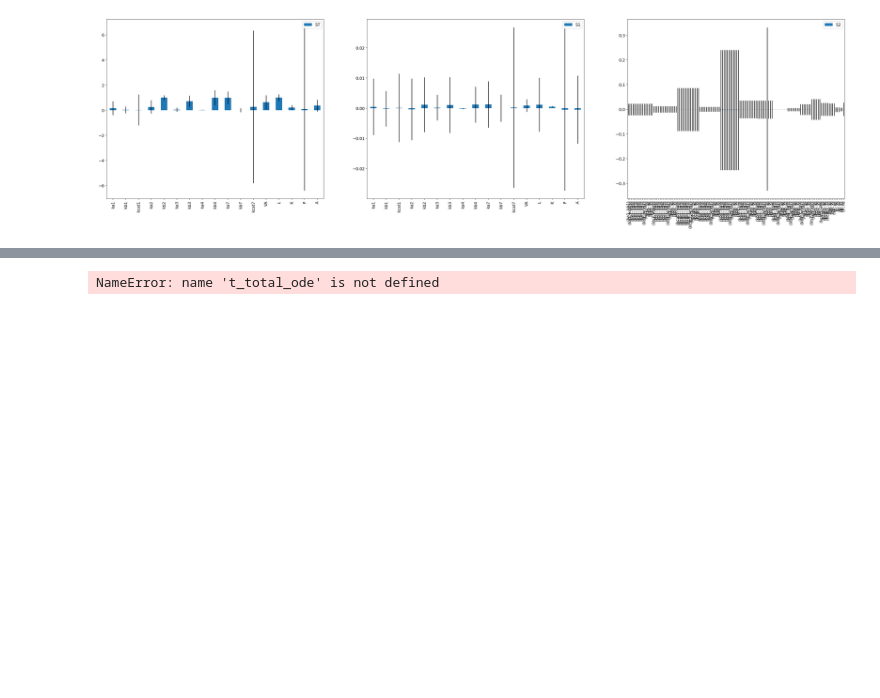
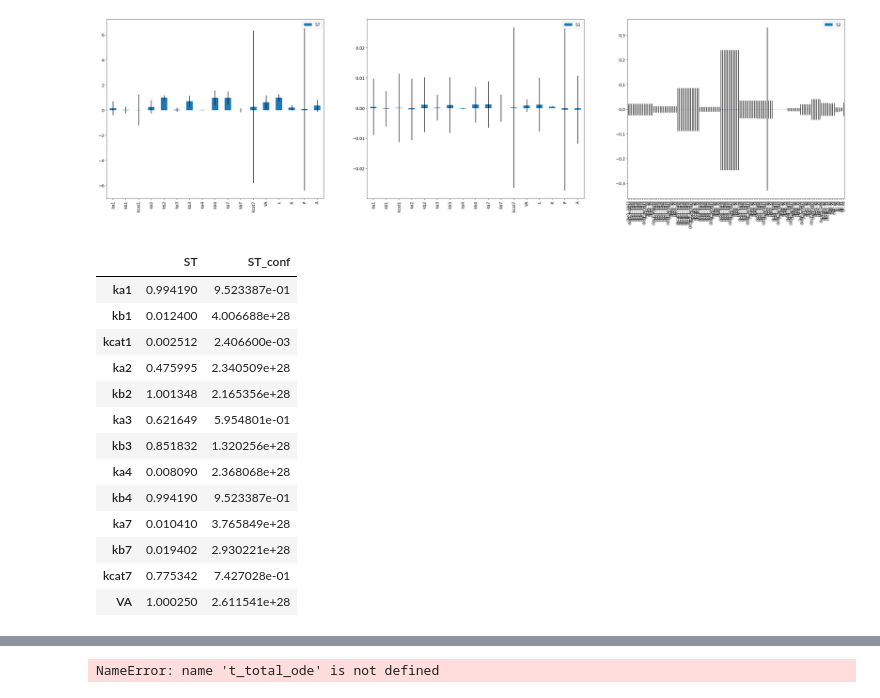
Before and after one commit to jonathanfischer97/Oscillator, a Jupyter notebook: Python/2022_simple_system/2d_troubleshooting/PEPE/8-3-22/SmoothPeaksBigVol_GA.ipynb, the cells around one changed output, grey strips where cells are left out. Drawn from its saved outputs; the diff is of its cells as text; code cells hidden in the pictures; blank space fills up the shorter version.

```diff
--- a/Python/2022_simple_system/2d_troubleshooting/PEPE/8-3-22/SmoothPeaksBigVol_GA.ipynb
+++ b/Python/2022_simple_system/2d_troubleshooting/PEPE/8-3-22/SmoothPeaksBigVol_GA.ipynb
@@ -1747,5 +1744,22 @@ ax1,ax2,ax3 = Si.plot()
 # %%
 #plt.rcParams.update({})
 total_Si, first_Si, second_Si = Si.to_df()
+
+total_Si
+# %% [output]
+|  | ST | ST_conf |
+| ka1 | 0.994190 | 9.523387e-01 |
+| kb1 | 0.012400 | 4.006688e+28 |
+| kcat1 | 0.002512 | 2.406600e-03 |
+| ka2 | 0.475995 | 2.340509e+28 |
+| kb2 | 1.001348 | 2.165356e+28 |
+| ka3 | 0.621649 | 5.954801e-01 |
+| kb3 | 0.851832 | 1.320256e+28 |
+| ka4 | 0.008090 | 2.368068e+28 |
+| kb4 | 0.994190 | 9.523387e-01 |
+| ka7 | 0.010410 | 3.765849e+28 |
+| kb7 | 0.019402 | 2.930221e+28 |
+| kcat7 | 0.775342 | 7.427028e-01 |
+| VA | 1.000250 | 2.611541e+28 |
 # %%
 fig, axes = plt.subplots(2,1, figsize=(20,10))
```
Also changed, not shown: parts of 21 cells of this notebook, 2 other files.
